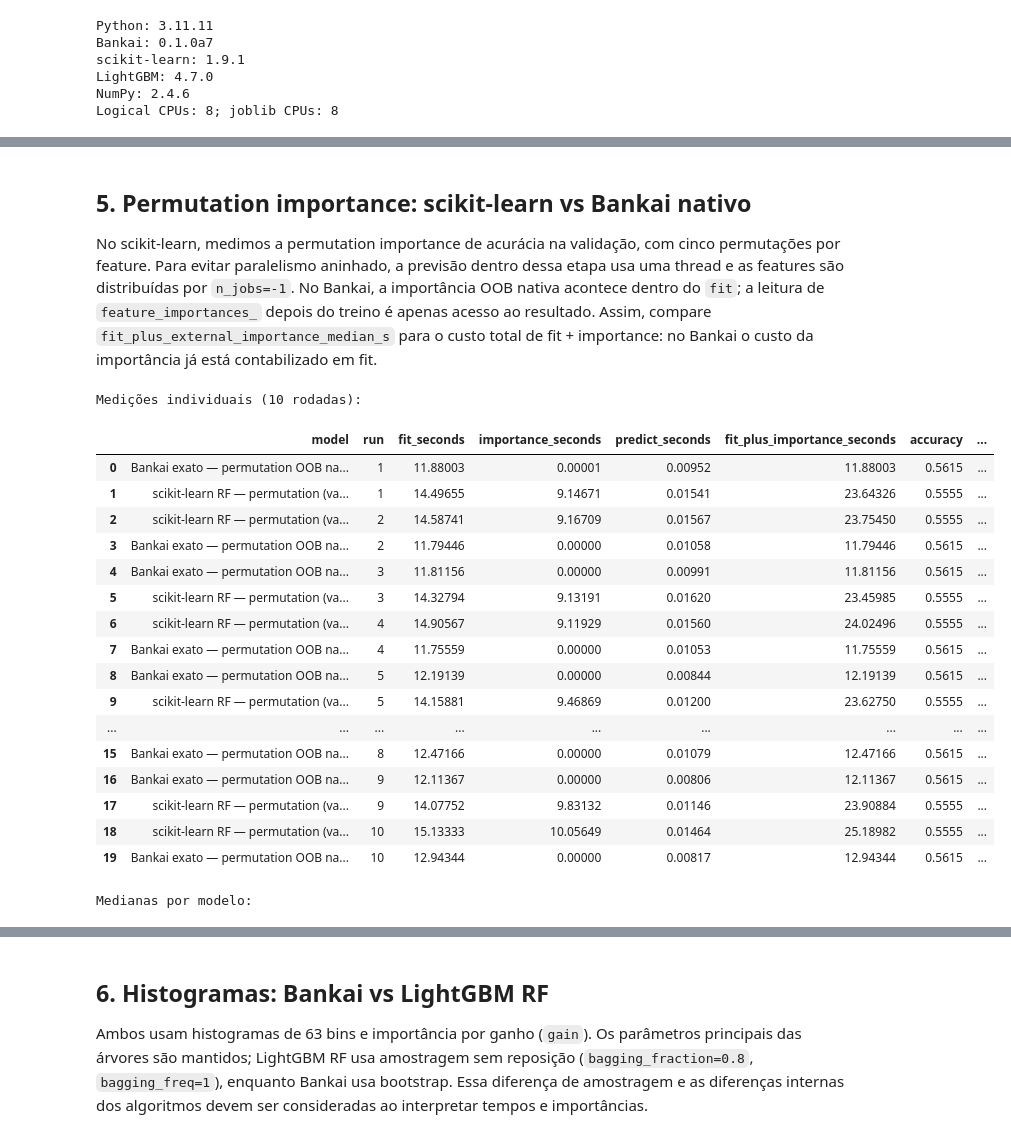
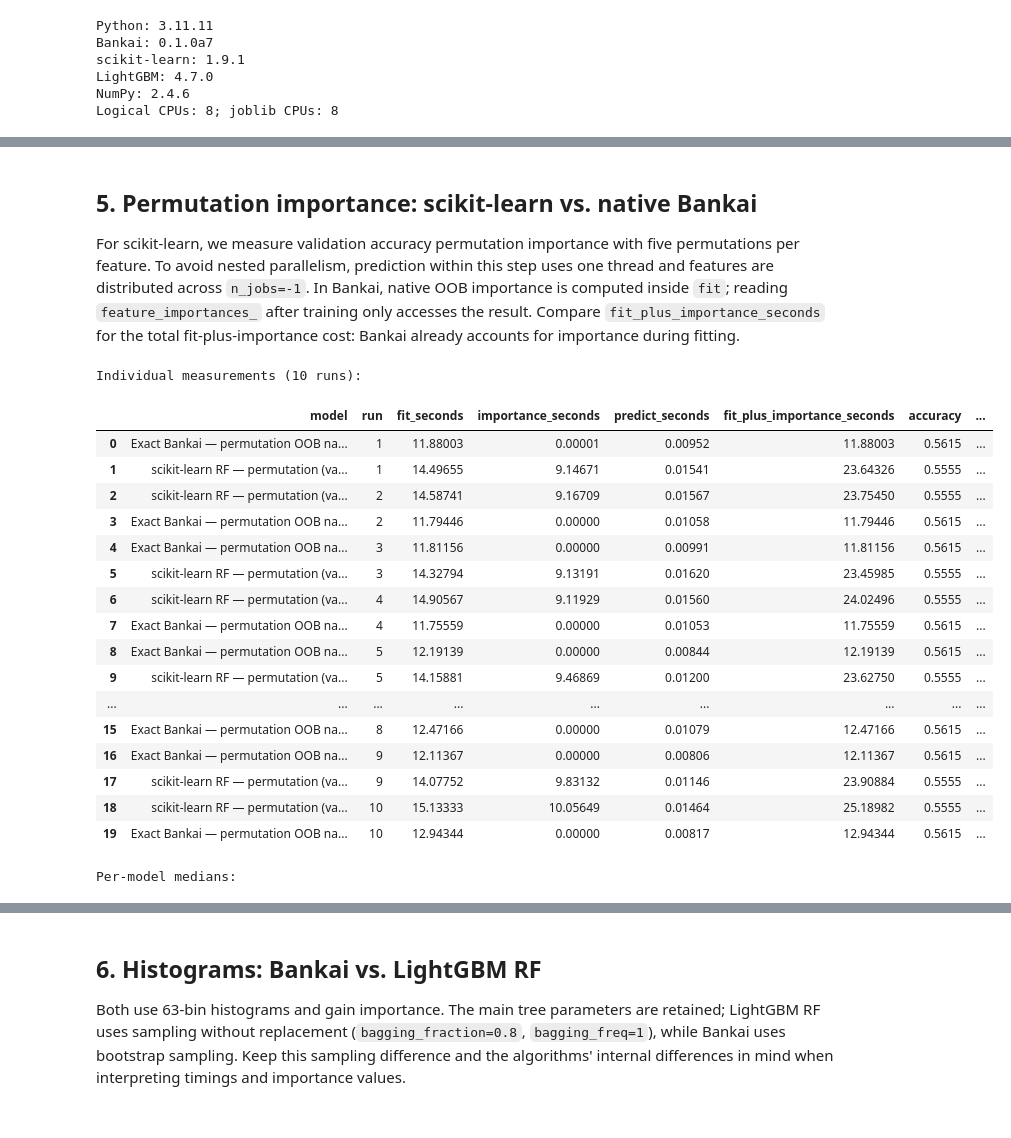
Before and after one commit to breno-jesus-fernandes/bankai-random-forest, a Jupyter notebook: benchmarks/benchmark_fit_10k_500f_90_relevant.ipynb, the cells around one changed output, grey strips where cells are left out. Saved outputs shown, nothing was run; the diff lists cells and outputs as text; code cells hidden in the pictures.

```diff
--- a/benchmarks/benchmark_fit_10k_500f_90_relevant.ipynb
+++ b/benchmarks/benchmark_fit_10k_500f_90_relevant.ipynb
@@ -212,52 +212,52 @@ Medianas por modelo:
 | scikit-learn RF — split count | 13.79602 | 0.00042 | 0.01403 | 13.79635 | 0.5555 | 0.55321 | 0.55377 | ... |
 # %% [markdown]
-## 5. Permutation importance: scikit-learn vs Bankai nativo
+## 5. Permutation importance: scikit-learn vs. native Bankai
 
-No scikit-learn, medimos a permutation importance de acurácia na validação, com cinco permutações por feature. Para evitar paralelismo aninhado, a previsão dentro dessa etapa usa uma thread e as features são distribuídas por `n_jobs=-1`. No Bankai, a importância OOB nativa acontece dentro do `fit`; a leitura de `feature_importances_` depois do treino é apenas acesso ao resultado. Assim, compare `fit_plus_external_importance_median_s` para o custo total de fit + importance: no Bankai o custo da importância já está contabilizado em fit.
+For scikit-learn, we measure validation accuracy permutation importance with five permutations per feature. To avoid nested parallelism, prediction within this step uses one thread and features are distributed across `n_jobs=-1`. In Bankai, native OOB importance is computed inside `fit`; reading `feature_importances_` after training only accesses the result. Compare `fit_plus_importance_seconds` for the total fit-plus-importance cost: Bankai already accounts for importance during fitting.
 # %%
 PERMUTATION_REPEATS = 5
-SKLEARN_PERM_NAME = "scikit-learn RF — permutation (validação)"
-BANKAI_PERM_NAME = "Bankai exato — permutation OOB nativa"
+SKLEARN_PERM_NAME = "scikit-learn RF — permutation (validation)"
+BANKAI_PERM_NAME = "Exact Bankai — permutation OOB native"
 
 def sklearn_permutation(model):
     model.set_params(n_jobs=1)
     result = permutation_importance(
         model, X_validation, y_validation, scoring="accuracy",
         n_repeats=PERMUTATION_REPEATS, random_state=MODEL_SEED, n_jobs=N_JOBS,
     )
     return result.importances_mean
 
 permutation_factories = {
     SKLEARN_PERM_NAME: make_sklearn_rf,
     BANKAI_PERM_NAME: lambda: make_bankai(max_bins=None, importance_type="permutation"),
 }
 permutation_importance_fns = {
     SKLEARN_PERM_NAME: sklearn_permutation,
     BANKAI_PERM_NAME: lambda model: model.feature_importances_,
 }
 permutation_samples, permutation_medians = run_benchmark(
     permutation_factories, permutation_importance_fns,
     native_importance={BANKAI_PERM_NAME}, baseline=SKLEARN_PERM_NAME,
 )
 # %% [output]
-Medições individuais (10 rodadas):
+Individual measurements (10 runs):
 |  | model | run | fit_seconds | importance_seconds | predict_seconds | fit_plus_importance_seconds | accuracy | ... |
-| 0 | Bankai exato — permutation OOB na... | 1 | 11.88003 | 0.00001 | 0.00952 | 11.88003 | 0.5615 | ... |
+| 0 | Exact Bankai — permutation OOB na... | 1 | 11.88003 | 0.00001 | 0.00952 | 11.88003 | 0.5615 | ... |
 | 1 | scikit-learn RF — permutation (va... | 1 | 14.49655 | 9.14671 | 0.01541 | 23.64326 | 0.5555 | ... |
 | 2 | scikit-learn RF — permutation (va... | 2 | 14.58741 | 9.16709 | 0.01567 | 23.75450 | 0.5555 | ... |
-| 3 | Bankai exato — permutation OOB na... | 2 | 11.79446 | 0.00000 | 0.01058 | 11.79446 | 0.5615 | ... |
-| 4 | Bankai exato — permutation OOB na... | 3 | 11.81156 | 0.00000 | 0.00991 | 11.81156 | 0.5615 | ... |
+| 3 | Exact Bankai — permutation OOB na... | 2 | 11.79446 | 0.00000 | 0.01058 | 11.79446 | 0.5615 | ... |
+| 4 | Exact Bankai — permutation OOB na... | 3 | 11.81156 | 0.00000 | 0.00991 | 11.81156 | 0.5615 | ... |
 | 5 | scikit-learn RF — permutation (va... | 3 | 14.32794 | 9.13191 | 0.01620 | 23.45985 | 0.5555 | ... |
 | 6 | scikit-learn RF — permutation (va... | 4 | 14.90567 | 9.11929 | 0.01560 | 24.02496 | 0.5555 | ... |
-| 7 | Bankai exato — permutation OOB na... | 4 | 11.75559 | 0.00000 | 0.01053 | 11.75559 | 0.5615 | ... |
-| 8 | Bankai exato — permutation OOB na... | 5 | 12.19139 | 0.00000 | 0.00844 | 12.19139 | 0.5615 | ... |
+| 7 | Exact Bankai — permutation OOB na... | 4 | 11.75559 | 0.00000 | 0.01053 | 11.75559 | 0.5615 | ... |
+| 8 | Exact Bankai — permutation OOB na... | 5 | 12.19139 | 0.00000 | 0.00844 | 12.19139 | 0.5615 | ... |
 | 9 | scikit-learn RF — permutation (va... | 5 | 14.15881 | 9.46869 | 0.01200 | 23.62750 | 0.5555 | ... |
 | ... | ... | ... | ... | ... | ... | ... | ... | ... |
-| 15 | Bankai exato — permutation OOB na... | 8 | 12.47166 | 0.00000 | 0.01079 | 12.47166 | 0.5615 | ... |
-| 16 | Bankai exato — permutation OOB na... | 9 | 12.11367 | 0.00000 | 0.00806 | 12.11367 | 0.5615 | ... |
+| 15 | Exact Bankai — permutation OOB na... | 8 | 12.47166 | 0.00000 | 0.01079 | 12.47166 | 0.5615 | ... |
+| 16 | Exact Bankai — permutation OOB na... | 9 | 12.11367 | 0.00000 | 0.00806 | 12.11367 | 0.5615 | ... |
 | 17 | scikit-learn RF — permutation (va... | 9 | 14.07752 | 9.83132 | 0.01146 | 23.90884 | 0.5555 | ... |
 | 18 | scikit-learn RF — permutation (va... | 10 | 15.13333 | 10.05649 | 0.01464 | 25.18982 | 0.5555 | ... |
-| 19 | Bankai exato — permutation OOB na... | 10 | 12.94344 | 0.00000 | 0.00817 | 12.94344 | 0.5615 | ... |
+| 19 | Exact Bankai — permutation OOB na... | 10 | 12.94344 | 0.00000 | 0.00817 | 12.94344 | 0.5615 | ... |
-Medianas por modelo:
+Per-model medians:
 |  | fit_seconds | importance_seconds | predict_seconds | fit_plus_importance_seconds | accuracy | precision | recall | ... |
 | model |  |  |  |  |  |  |  | ... |
@@ -265,8 +265,8 @@ Medianas por modelo:
 | scikit-learn RF — permutation (va... | 14.61367 | 9.44926 | 0.01542 | 23.96690 | 0.5555 | 0.55321 | 0.55377 | ... |
 # %% [markdown]
-## 6. Histogramas: Bankai vs LightGBM RF
+## 6. Histograms: Bankai vs. LightGBM RF
 
-Ambos usam histogramas de 63 bins e importância por ganho (`gain`). Os parâmetros principais das árvores são mantidos; LightGBM RF usa amostragem sem reposição (`bagging_fraction=0.8`, `bagging_freq=1`), enquanto Bankai usa bootstrap. Essa diferença de amostragem e as diferenças internas dos algoritmos devem ser consideradas ao interpretar tempos e importâncias.
+Both use 63-bin histograms and gain importance. The main tree parameters are retained; LightGBM RF uses sampling without replacement (`bagging_fraction=0.8`, `bagging_freq=1`), while Bankai uses bootstrap sampling. Keep this sampling difference and the algorithms' internal differences in mind when interpreting timings and importance values.
 # %%
 LIGHTGBM_RF_PARAMS = dict(
     boosting_type="rf", objective="binary", n_estimators=N_ESTIMATORS,
```
Also changed, not shown: parts of 11 cells of this notebook.
